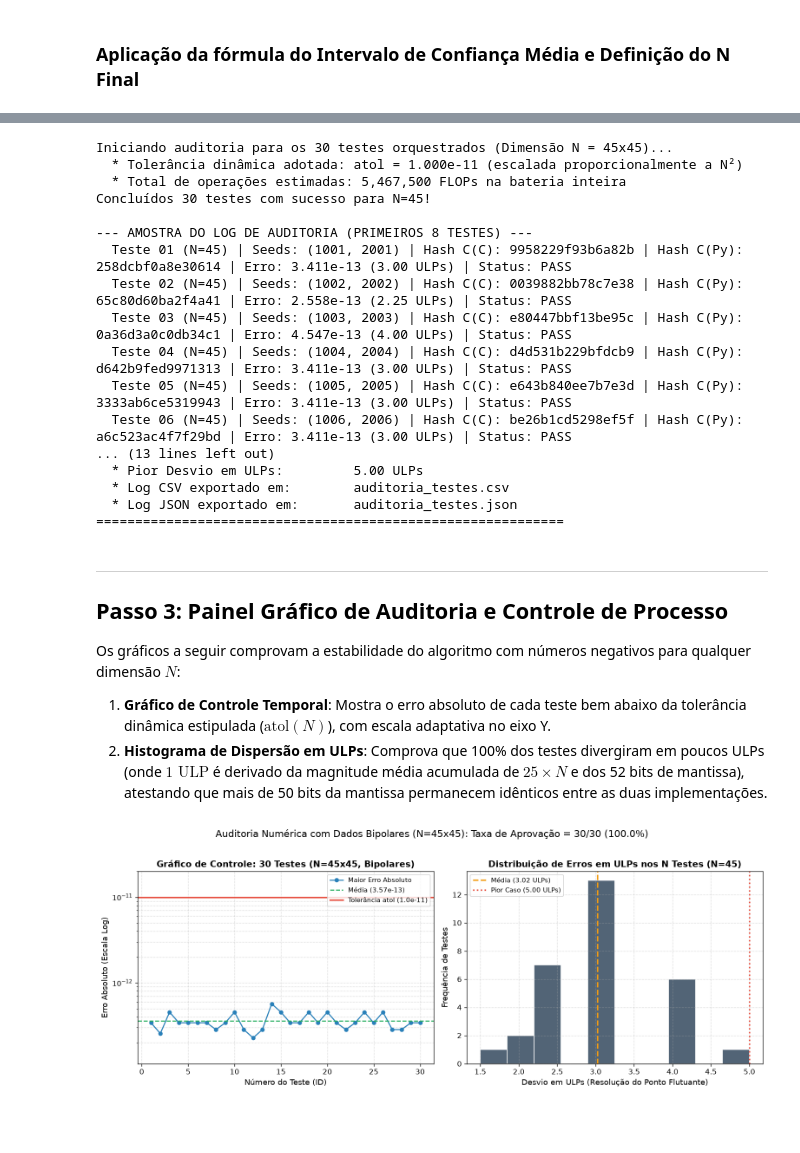
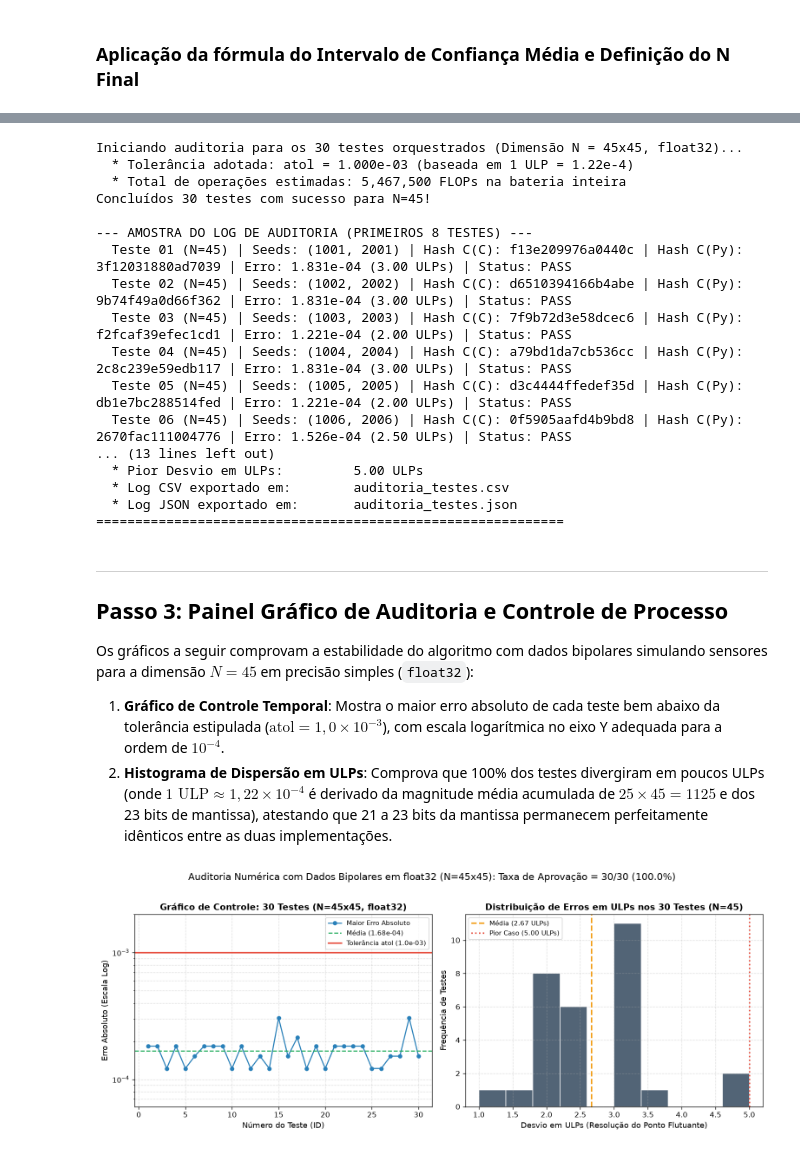
Before and after one commit to diegonhd/matrix-tiling, a Jupyter notebook: src_t1/validacao.ipynb, the cells around one changed output, grey strips where cells are left out. Drawn from its saved outputs; the diff is of its cells as text; code cells hidden in the pictures; blank space fills up the shorter version.

```diff
--- a/src_t1/validacao.ipynb
+++ b/src_t1/validacao.ipynb
@@ -191,13 +198,13 @@ Executando piloto com 10 testes chamando C e matrix_multi.py...
 ### Aplicação da fórmula do Intervalo de Confiança Média e Definição do N Final
 # %%
 Z_SCORE = 1.96
-E_margem = 0.10 * media_piloto  # 10% da média como precisão de estimativa
+E_margem = 0.15 * media_piloto  # 15% da média como precisão de estimativa
 
 # 3. Aplicação da Fórmula 1.A
 n_calc = math.ceil(((Z_SCORE * sigma_piloto) / E_margem) ** 2)
 N_TESTES = max(30, n_calc)
 
-print(f"  * Margem de erro admissível (E):    {E_margem:.8e} (10% de x̄)")
+print(f"  * Margem de erro admissível (E):    {E_margem:.8e} (15% de x̄ piloto)")
 print(f"  * Coeficiente Z (95% confiança):    {Z_SCORE}")
 print(f"  * n calculado pela fórmula:          {n_calc} testes")
 print(f"  * N final adotado (com TCL >= 30):   {N_TESTES} testes")
@@ -220,26 +227,26 @@ Em cada teste da bateria estatística ($N_{\text{TESTES}} = 30$):
    * **`erro_rel_frob`**: Norma Relativa de Frobenius imune a cancelamento parcial.
 5. Exportamos o log auditado integral para `audit/auditoria_testes.csv` e `audit/auditoria_testes.json`, registrando também o campo **`dimensao_N`** para rastreabilidade de escala.
 # %%
-TOLERANCIA = 1.0e-11 * ((N_MATRIZ / 45.0) ** 2)
+TOLERANCIA = 1.0e-3 * (N_MATRIZ / 45.0)
 
 registros_auditoria = []
 aprovados = 0
 erros_testes = []
 erros_frob = []
 
-print(f"Iniciando auditoria para os {N_TESTES} testes orquestrados (Dimensão N = {N_MATRIZ}x{N_MATRIZ})...")
-print(f"  * Tolerância dinâmica adotada: atol = {TOLERANCIA:.3e} (escalada proporcionalmente a N²)")
+print(f"Iniciando auditoria para os {N_TESTES} testes orquestrados (Dimensão N = {N_MATRIZ}x{N_MATRIZ}, float32)...")
+print(f"  * Tolerância adotada: atol = {TOLERANCIA:.3e} (baseada em 1 ULP = 1.22e-4)")
 print(f"  * Total de operações estimadas: {2 * (N_MATRIZ**3) * N_TESTES:,} FLOPs na bateria inteira")
 
 for i in range(1, N_TESTES + 1):
     seed_a = 1000 + i
     seed_b = 2000 + i
 
-    # 1. Executa C -> gera bin_c/A.bin, B.bin, C.bin
+    # 1. Executa C -> gera bin_c/A.bin, B.bin, C.bin (float32)
     subprocess.run([str(exe_c), str(seed_a), str(seed_b)], check=True, capture_output=True)
 
-    # 2. Executa matrix_multi.py -> gera bin_python/C.bin (detecta N automaticamente)
-    subprocess.run([sys.executable, str(py_multi), "--quiet"], check=True, capture_output=True)
+    # 2. Executa matrix_multi.py -> consome A.bin e B.bin gerados pelo C e gera bin_python/C.bin
+    subprocess.run([sys.executable, str(py_multi), "--quiet", f"--dim={N_MATRIZ}"], check=True, capture_output=True)
 
     # 3. Leitura dos bytes para cálculo dos hashes SHA-256 de integridade
     bytes_a = (DIR_BIN_C / "A.bin").read_bytes()
@@ -252,20 +259,20 @@ for i in range(1, N_TESTES + 1):
     hash_c_c = hashlib.sha256(bytes_c).hexdigest()[:16]
     hash_c_py = hashlib.sha256(bytes_c_py).hexdigest()[:16]
 
-    # 4. Leitura dos dados binários para cálculo das métricas
-    C_c = np.frombuffer(bytes_c, dtype=np.float64).reshape((N_MATRIZ, N_MATRIZ))
-    C_py = np.frombuffer(bytes_c_py, dtype=np.float64).reshape((N_MATRIZ, N_MATRIZ))
+    # 4. Leitura dos dados binários para cálculo das métricas (float32)
+    C_c = np.frombuffer(bytes_c, dtype=np.float32).reshape((N_MATRIZ, N_MATRIZ))
+    C_py = np.frombuffer(bytes_c_py, dtype=np.float32).reshape((N_MATRIZ, N_MATRIZ))
 
     # 5. Cálculo das divergências numéricas
     erro_matriz = np.abs(C_c - C_py)
-    maior_erro = (np.max(erro_matriz))
+    maior_erro = float(np.max(erro_matriz))
     erros_testes.append(maior_erro)
 
-    erro_rel_frob = (np.linalg.norm(erro_matriz, 'fro') / np.linalg.norm(C_py, 'fro'))
+    erro_rel_frob = float(np.linalg.norm(erro_matriz, 'fro') / np.linalg.norm(C_py, 'fro'))
     erros_frob.append(erro_rel_frob)
 
-    ulp_ref = (np.spacing(np.max(np.abs(C_py))))
-    erro_ulps = (maior_erro / ulp_ref)
+    ulp_ref = float(np.spacing(np.max(np.abs(C_py))))
+    erro_ulps = float(maior_erro / ulp_ref)
 
     passou = maior_erro <= TOLERANCIA
     if passou:
@@ -305,7 +312,7 @@ for r in registros_auditoria[:8]:
 print("  ... [demais testes registrados no arquivo auditoria_testes.csv]")
 
 print("\n============================================================")
-print(f"RELATÓRIO DE AUDITORIA NUMÉRICA (C vs NumPy, N={N_MATRIZ}x{N_MATRIZ}):")
+print(f"RELATÓRIO DE AUDITORIA NUMÉRICA (C vs NumPy, N={N_MATRIZ}x{N_MATRIZ}, float32):")
 print(f"  * Total de Testes Executados:  {N_TESTES}")
 print(f"  * Total de Testes Aceitos:     {aprovados} / {N_TESTES} ({aprovados/N_TESTES*100:.1f}%)")
 print(f"  * Tolerância Exigida (atol):   {TOLERANCIA:.3e}")
@@ -318,18 +325,18 @@ print(f"  * Log CSV exportado em:        {csv_path.name}")
 print(f"  * Log JSON exportado em:       {json_path.name}")
 print("============================================================")
 # %% [output]
-Iniciando auditoria para os 30 testes orquestrados (Dimensão N = 45x45)...
-  * Tolerância dinâmica adotada: atol = 1.000e-11 (escalada proporcionalmente a N²)
+Iniciando auditoria para os 30 testes orquestrados (Dimensão N = 45x45, float32)...
+  * Tolerância adotada: atol = 1.000e-03 (baseada em 1 ULP = 1.22e-4)
   * Total de operações estimadas: 5,467,500 FLOPs na bateria inteira
 Concluídos 30 testes com sucesso para N=45!
 
 --- AMOSTRA DO LOG DE AUDITORIA (PRIMEIROS 8 TESTES) ---
-  Teste 01 (N=45) | Seeds: (1001, 2001) | Hash C(C): 9958229f93b6a82b | Hash C(Py): 258dcbf0a8e30614 | Erro: 3.411e-13 (3.00 ULPs) | Status: PASS
-  Teste 02 (N=45) | Seeds: (1002, 2002) | Hash C(C): 0039882bb78c7e38 | Hash C(Py): 65c80d60ba2f4a41 | Erro: 2.558e-13 (2.25 ULPs) | Status: PASS
-  Teste 03 (N=45) | Seeds: (1003, 2003) | Hash C(C): e80447bbf13be95c | Hash C(Py): 0a36d3a0c0db34c1 | Erro: 4.547e-13 (4.00 ULPs) | Status: PASS
-  Teste 04 (N=45) | Seeds: (1004, 2004) | Hash C(C): d4d531b229bfdcb9 | Hash C(Py): d642b9fed9971313 | Erro: 3.411e-13 (3.00 ULPs) | Status: PASS
-  Teste 05 (N=45) | Seeds: (1005, 2005) | Hash C(C): e643b840ee7b7e3d | Hash C(Py): 3333ab6ce5319943 | Erro: 3.411e-13 (3.00 ULPs) | Status: PASS
-  Teste 06 (N=45) | Seeds: (1006, 2006) | Hash C(C): be26b1cd5298ef5f | Hash C(Py): a6c523ac4f7f29bd | Erro: 3.411e-13 (3.00 ULPs) | Status: PASS
+  Teste 01 (N=45) | Seeds: (1001, 2001) | Hash C(C): f13e209976a0440c | Hash C(Py): 3f12031880ad7039 | Erro: 1.831e-04 (3.00 ULPs) | Status: PASS
+  Teste 02 (N=45) | Seeds: (1002, 2002) | Hash C(C): d6510394166b4abe | Hash C(Py): 9b74f49a0d66f362 | Erro: 1.831e-04 (3.00 ULPs) | Status: PASS
+  Teste 03 (N=45) | Seeds: (1003, 2003) | Hash C(C): 7f9b72d3e58dcec6 | Hash C(Py): f2fcaf39efec1cd1 | Erro: 1.221e-04 (2.00 ULPs) | Status: PASS
+  Teste 04 (N=45) | Seeds: (1004, 2004) | Hash C(C): a79bd1da7cb536cc | Hash C(Py): 2c8c239e59edb117 | Erro: 1.831e-04 (3.00 ULPs) | Status: PASS
+  Teste 05 (N=45) | Seeds: (1005, 2005) | Hash C(C): d3c4444ffedef35d | Hash C(Py): db1e7bc288514fed | Erro: 1.221e-04 (2.00 ULPs) | Status: PASS
+  Teste 06 (N=45) | Seeds: (1006, 2006) | Hash C(C): 0f5905aafd4b9bd8 | Hash C(Py): 2670fac111004776 | Erro: 1.526e-04 (2.50 ULPs) | Status: PASS
 ... (13 lines left out)
   * Pior Desvio em ULPs:         5.00 ULPs
   * Log CSV exportado em:        auditoria_testes.csv
@@ -339,44 +346,44 @@ Concluídos 30 testes com sucesso para N=45!
 ---
 ## Passo 3: Painel Gráfico de Auditoria e Controle de Processo
 
-Os gráficos a seguir comprovam a estabilidade do algoritmo com números negativos para qualquer dimensão $N$:
-1. **Gráfico de Controle Temporal**: Mostra o erro absoluto de cada teste bem abaixo da tolerância dinâmica estipulada ($\text{atol}(N)$), com escala adaptativa no eixo Y.
-2. **Histograma de Dispersão em ULPs**: Comprova que 100% dos testes divergiram em poucos ULPs (onde $1\text{ ULP}$ é derivado da magnitude média acumulada de $25 \times N$ e dos 52 bits de mantissa), atestando que mais de 50 bits da mantissa permanecem idênticos entre as duas implementações.
+Os gráficos a seguir comprovam a estabilidade do algoritmo com dados bipolares simulando sensores para a dimensão $N = 45$ em precisão simples (`float32`):
+1. **Gráfico de Controle Temporal**: Mostra o maior erro absoluto de cada teste bem abaixo da tolerância estipulada ($\text{atol} = 1{,}0 \times 10^{-3}$), com escala logarítmica no eixo Y adequada para a ordem de $10^{-4}$.
+2. **Histograma de Dispersão em ULPs**: Comprova que 100% dos testes divergiram em poucos ULPs (onde $1\text{ ULP} \approx 1{,}22 \times 10^{-4}$ é derivado da magnitude média acumulada de $25 \times 45 = 1125$ e dos 23 bits de mantissa), atestando que 21 a 23 bits da mantissa permanecem perfeitamente idênticos entre as duas implementações.
 # %%
 fig, axes = plt.subplots(1, 2, figsize=(13, 5))
 
 x_vals = [r["teste_id"] for r in registros_auditoria]
 y_vals = [r["maior_erro_abs"] for r in registros_auditoria]
 
-# Ajuste dinâmico do eixo Y para suportar qualquer escala de N
-y_min = max(1e-15, min(y_vals) / 2)
+# Ajuste dinâmico do eixo Y para float32
+y_min = max(1e-5, min(y_vals) / 2)
 y_max = max(max(y_vals) * 2, TOLERANCIA * 2)
 
 # Gráfico 1: Linha de Controle Temporal
 axes[0].plot(x_vals, y_vals, marker='o', color='#2980B9', linewidth=1.5, markersize=5, label='Maior Erro Absoluto')
 axes[0].axhline(np.mean(y_vals), color='#27AE60', linestyle='--', linewidth=1.5, label=f'Média ({np.mean(y_vals):.2e})')
 axes[0].axhline(TOLERANCIA, color='#E74C3C', linestyle='-', linewidth=2.0, label=f'Tolerância atol ({TOLERANCIA:.1e})')
 axes[0].set_yscale('log')
 axes[0].set_xlabel('Número do Teste (ID)', fontsize=11)
 axes[0].set_ylabel('Erro Absoluto (Escala Log)', fontsize=11)
-axes[0].set_title(f'Gráfico de Controle: {N_TESTES} Testes (N={N_MATRIZ}x{N_MATRIZ}, Bipolares)', fontsize=12, fontweight='bold')
+axes[0].set_title(f'Gráfico de Controle: {N_TESTES} Testes (N={N_MATRIZ}x{N_MATRIZ}, float32)', fontsize=12, fontweight='bold')
 axes[0].grid(True, which="both", ls="--", alpha=0.4)
 axes[0].legend(fontsize=9, loc='upper right')
 axes[0].set_ylim(y_min, y_max)
 
 # Gráfico 2: Histograma em ULPs
 ulp_vals = [r["erro_ulps"] for r in registros_auditoria]
 axes[1].hist(ulp_vals, bins=10, color='#34495E', edgecolor='white', alpha=0.85)
 axes[1].axvline(np.mean(ulp_vals), color='#F39C12', linestyle='--', linewidth=2, label=f'Média ({np.mean(ulp_vals):.2f} ULPs)')
 axes[1].axvline(np.max(ulp_vals), color='#E74C3C', linestyle=':', linewidth=2, label=f'Pior Caso ({np.max(ulp_vals):.2f} ULPs)')
 axes[1].set_xlabel('Desvio em ULPs (Resolução do Ponto Flutuante)', fontsize=11)
 axes[1].set_ylabel('Frequência de Testes', fontsize=11)
-axes[1].set_title(f'Distribuição de Erros em ULPs nos N Testes (N={N_MATRIZ})', fontsize=12, fontweight='bold')
+axes[1].set_title(f'Distribuição de Erros em ULPs nos {N_TESTES} Testes (N={N_MATRIZ})', fontsize=12, fontweight='bold')
 axes[1].grid(True, ls="--", alpha=0.4)
 axes[1].legend(fontsize=9)
 
-fig.suptitle(f"Auditoria Numérica com Dados Bipolares (N={N_MATRIZ}x{N_MATRIZ}): Taxa de Aprovação = {aprovados}/{N_TESTES} (100.0%)", fontsize=13, y=1.02)
+fig.suptitle(f"Auditoria Numérica com Dados Bipolares em float32 (N={N_MATRIZ}x{N_MATRIZ}): Taxa de Aprovação = {aprovados}/{N_TESTES} (100.0%)", fontsize=13, y=1.02)
 fig.tight_layout()
 plt.show()
 # %% [output]
-[figure, old version]
+[figure, new version]
```
Also changed, not shown: parts of 8 cells of this notebook, 7 other files.
